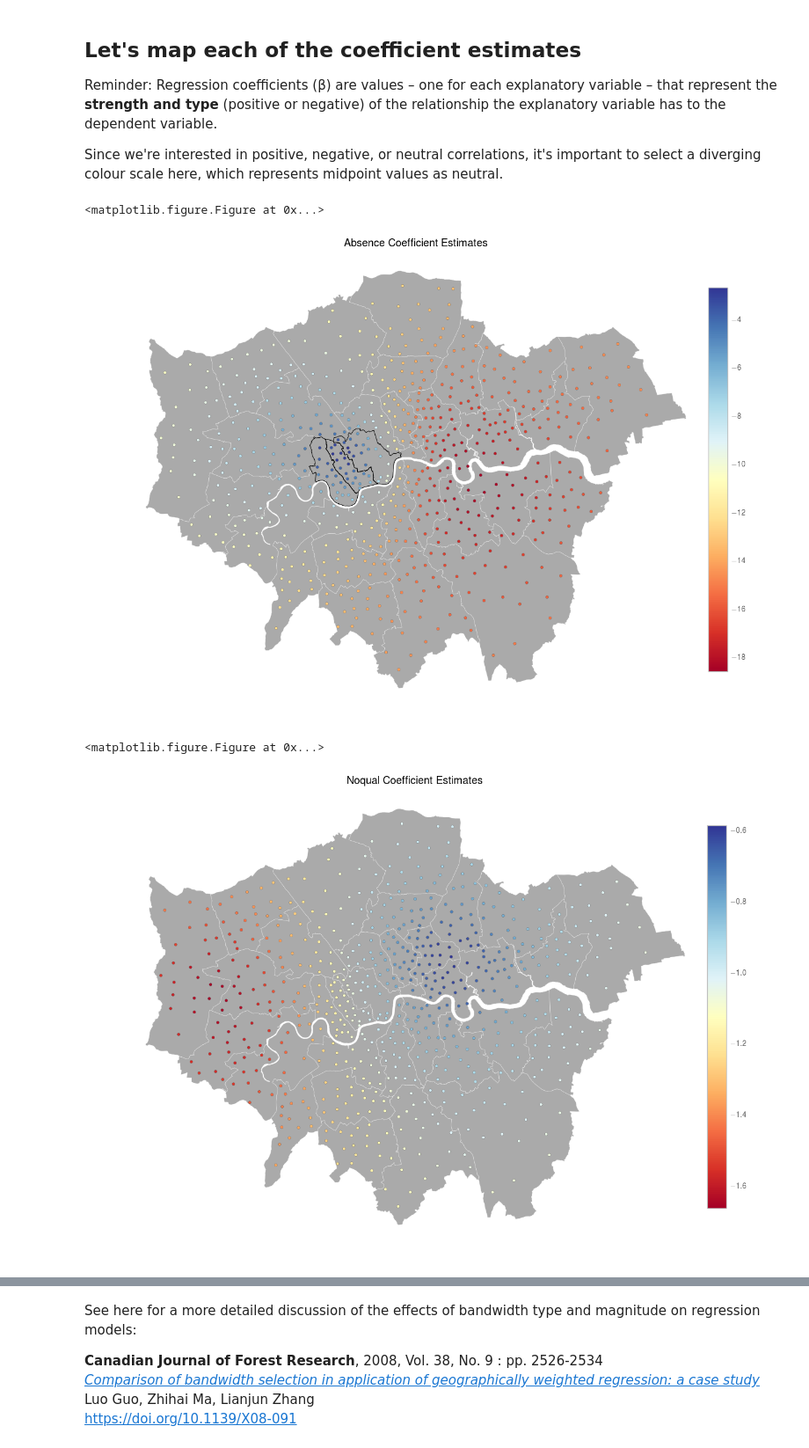
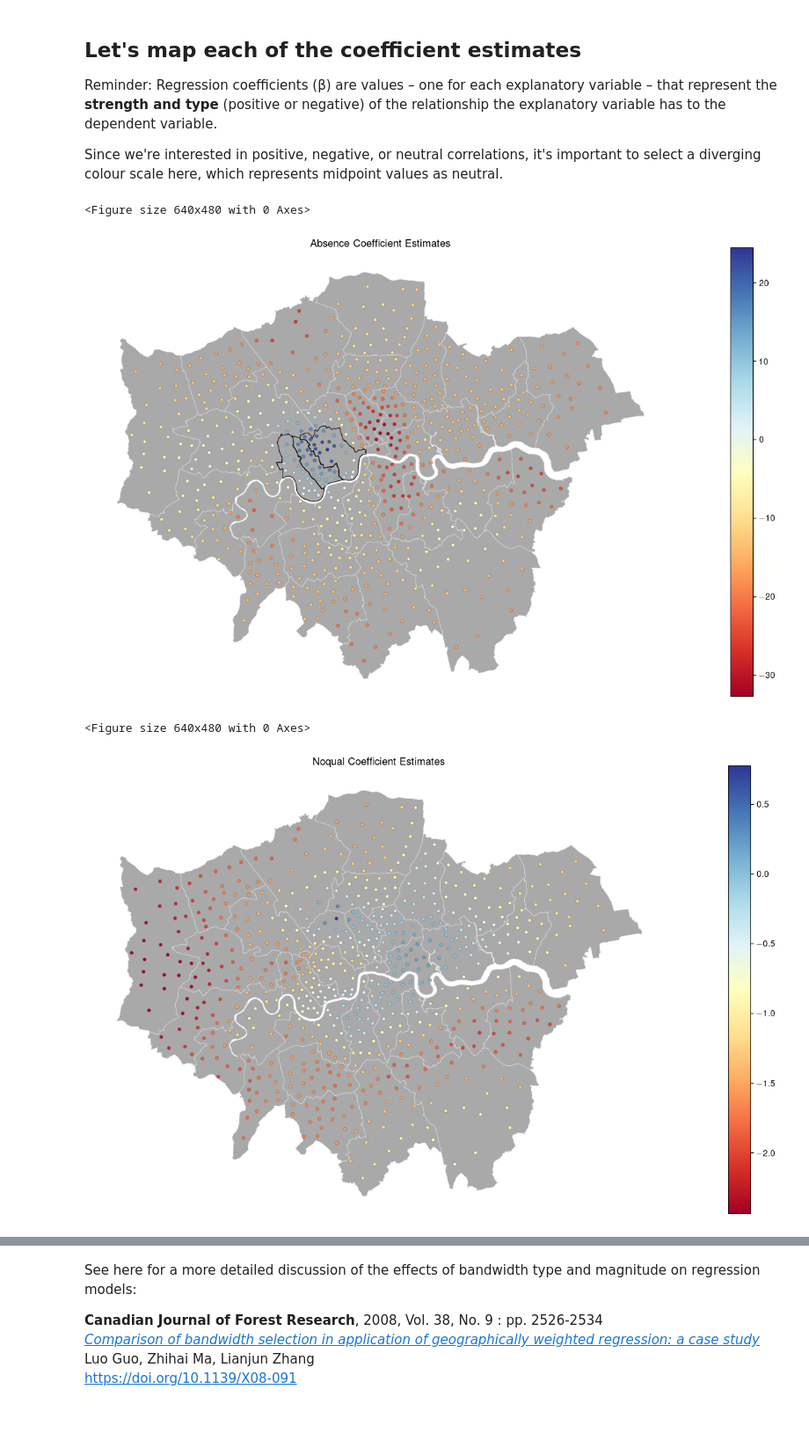
Before and after one commit to urschrei/Geopython, a Jupyter notebook: geographically_weighted_regression.ipynb, the cells around one changed output, grey strips where cells are left out. Shown at 88% size. Saved outputs shown, nothing was run; the diff lists cells and outputs as text; code cells hidden in the pictures; blank space fills up the shorter version.

```diff
--- a/geographically_weighted_regression.ipynb
+++ b/geographically_weighted_regression.ipynb
@@ -164,11 +168,9 @@ Next, we're going to build a spatially-enabled DataFrame, so we can examine some
 # %%
 # combine x and y columns into a Point geometry
 df['geometry'] = df.apply(lambda row: Point(row.x, row.y), axis=1)
-# convert to GeoDataFrame
-gdf = gp.GeoDataFrame(df)
+# convert to GeoDataFrame, and assign OSGB36 crs
+gdf = gp.GeoDataFrame(df, crs="epsg:27700")
 # add our residuals
-gdf.residuals = fit.resid
-# assign OSGB36 crs
-gdf.crs = {'init': u'epsg:27700'}
+gdf['residuals'] = fit.resid
 # %%
 # quintile the residuals
@@ -307,3 +301,16 @@ bw = Sel_BW(
+# %%
+# Define kernel type: use the same kernel for selection and fitting
+KERNEL = 'bisquare'  # or 'gaussian'
+FIXED = False  # adaptive bandwidth (number of neighbors)
+
+# Instantiate bandwidth selection class
+bw_selector = Sel_BW(
+    coords,
+    endog,
+    exog,
+    kernel=KERNEL,
+    fixed=FIXED
+)
 # %% [markdown]
 ### Bandwidth Selection
 
@@ -329,0 +326,3 @@ print(bw)
+# %%
+bw = bw_selector.search(criterion='AICc')
+print(f"Optimal bandwidth ({KERNEL} kernel): {bw}")
@@ -338,10 +339,11 @@ model = GWR(
     coords,
     endog,
     exog,
-    89.,
+    bw,
     family=Gaussian(),
-    fixed=False,
-    kernel='gaussian')
+    fixed=FIXED,
+    kernel=KERNEL)
+
 
 results = model.fit()
 # %%
@@ -415,37 +415,35 @@ for param in range(1, results.params.shape[1]):
         edgecolor='#555555',
         linewidths=.25,
         vmin=vmin,
         vmax=vmax,
         cmap='RdYlBu',
         ax=ax,
         zorder=2
     )
 
     # impose borough boundaries
     boroughs(ax)
 
     # outline the boroughs with high positive "Absence" correlation
     if param == 1:
         # display boroughs with most AirBnB
-        top = boroughs_gdf.to_crs({'init': 'epsg:27700'}).loc[boroughs_gdf['neighbourhood'].isin(borough_names)].plot(
+        top = boroughs_gdf.to_crs('EPSG:27700').loc[boroughs_gdf['neighbourhood'].isin(borough_names)].plot(
             ax=ax,
             linewidth=.75,
             color='None',
             edgecolor='k'
         )
 
     ax.set_title(labels[param] + ' Coefficient Estimates')
     cfig = ax.get_figure()
     cax = cfig.add_axes([0.98, 0.2, 0.03, 0.6])
     sm = plt.cm.ScalarMappable(norm=plt.Normalize(vmin=vmin, vmax=vmax), cmap='RdYlBu')
     sm._A = []
     cfig.colorbar(sm, cax=cax)
     _ = ax.axis('off')
-
-    plt.tight_layout()
     plt.show()
 # %% [output]
-<matplotlib.figure.Figure at 0x...>
+<Figure size 640x480 with 0 Axes>
-[figure, old version]
+[figure, new version]
-<matplotlib.figure.Figure at 0x...>
+<Figure size 640x480 with 0 Axes>
-[figure, old version]
+[figure, new version]
```
Also changed, not shown: parts of 20 cells of this notebook.
